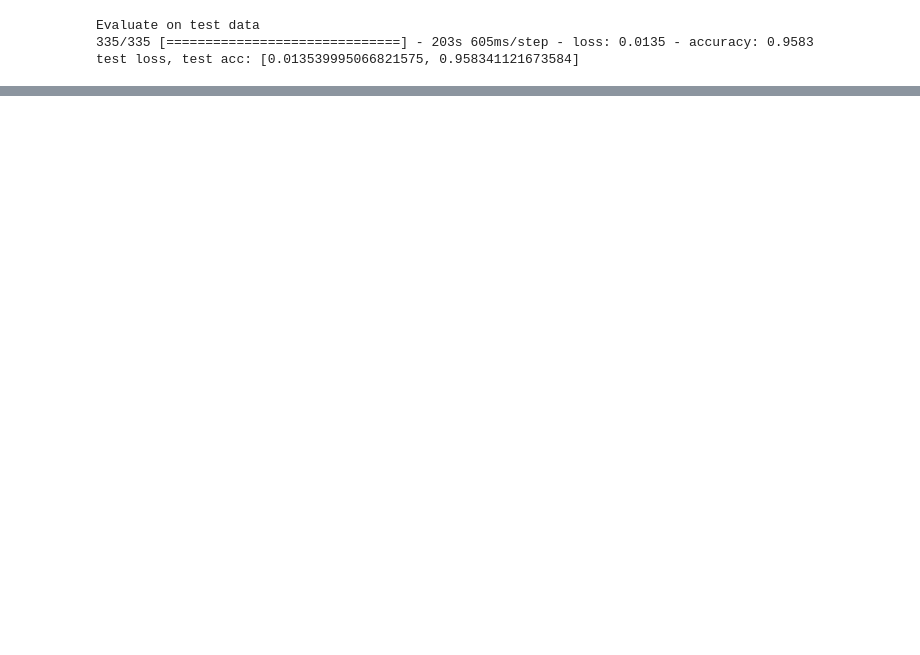
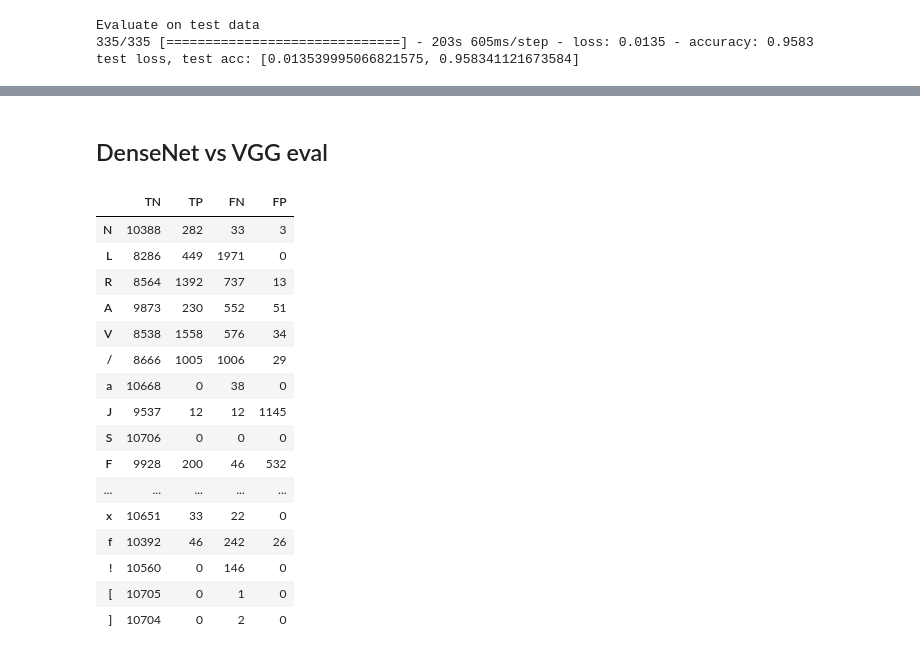
Before and after one commit to fdzcampos/ecg_ecm_classification, a Jupyter notebook: ECG_classification.ipynb, the cells around one changed output, grey strips where cells are left out. Cells and saved outputs as stored; diff of their text form; code cells hidden in the pictures; blank space fills up the shorter version.

```diff
--- a/ECG_classification.ipynb
+++ b/ECG_classification.ipynb
@@ -1266,3 +1320,15 @@ test loss, test acc: [0.6306724548339844, 0.20455819368362427]
+# %%
+# cms_densenet = cms
+# np.save(path + 'densenet_confmatrix_3peak', cms_densenet)
+cms_densenet = np.load(path + 'densenet_confmatrix_3peak.npy')
+
+tn = cms_densenet[:, 0, 0]
+tp = cms_densenet[:, 1, 1]
+fn = cms_densenet[:, 1, 0]
+fp = cms_densenet[:, 0, 1]
+
+densenet_df = pd.DataFrame(data={'TN':tn, 'TP':tp, 'FN':fn, 'FP':fp})
+densenet_df.index=classes
 # %% [markdown]
 #### VGG16
 # %%
@@ -1336,0 +1447,35 @@ test loss, test acc: [0.013539995066821575, 0.958341121673584]
+# %%
+cms_vgg = cms
+np.save(path + 'vgg_confmatrix_3peak', cms_vgg)
+# cms_cnn = np.load(path + 'densenet_confmatrix_3peak.npy')
+
+tn = cms_vgg[:, 0, 0]
+tp = cms_vgg[:, 1, 1]
+fn = cms_vgg[:, 1, 0]
+fp = cms_vgg[:, 0, 1]
+
+vgg_df = pd.DataFrame(data={'TN':tn, 'TP':tp, 'FN':fn, 'FP':fp})
+vgg_df.index=classes
+results_dfs = [densenet_df, vgg_df]
+# %% [markdown]
+## DenseNet vs VGG eval
+# %%
+results_dfs[0]
+# %% [output]
+|  | TN | TP | FN | FP |
+| N | 10388 | 282 | 33 | 3 |
+| L | 8286 | 449 | 1971 | 0 |
+| R | 8564 | 1392 | 737 | 13 |
+| A | 9873 | 230 | 552 | 51 |
+| V | 8538 | 1558 | 576 | 34 |
+| / | 8666 | 1005 | 1006 | 29 |
+| a | 10668 | 0 | 38 | 0 |
+| J | 9537 | 12 | 12 | 1145 |
+| S | 10706 | 0 | 0 | 0 |
+| F | 9928 | 200 | 46 | 532 |
+| ... | ... | ... | ... | ... |
+| x | 10651 | 33 | 22 | 0 |
+| f | 10392 | 46 | 242 | 26 |
+| ! | 10560 | 0 | 146 | 0 |
+| [ | 10705 | 0 | 1 | 0 |
+| ] | 10704 | 0 | 2 | 0 |
```
Also changed, not shown: parts of 21 cells of this notebook.
